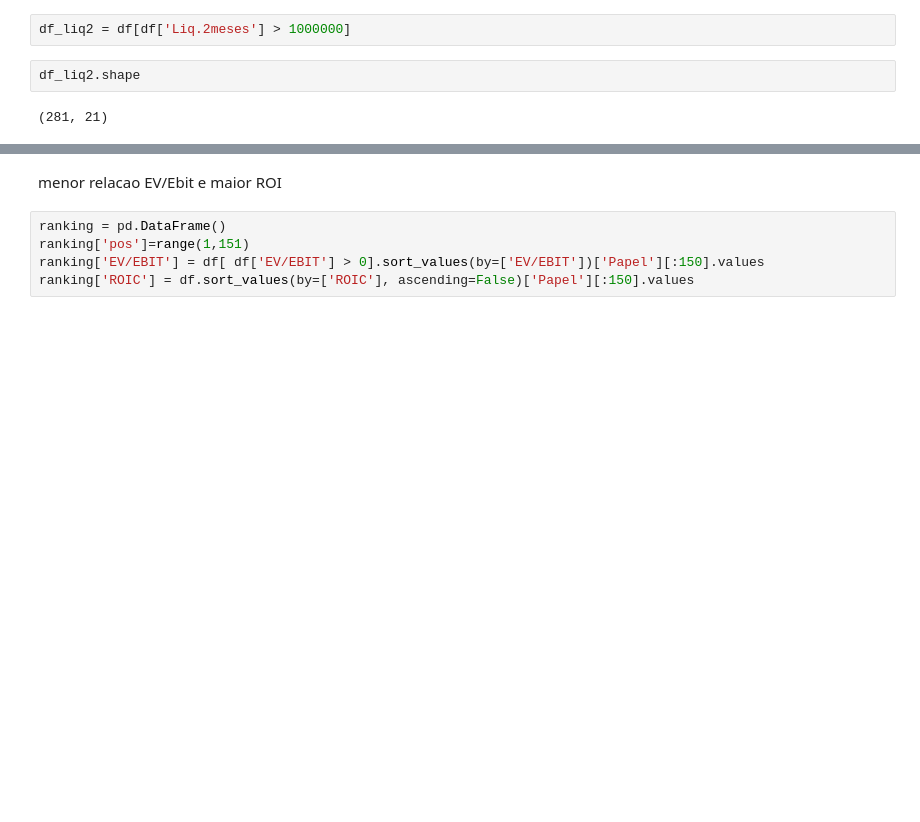
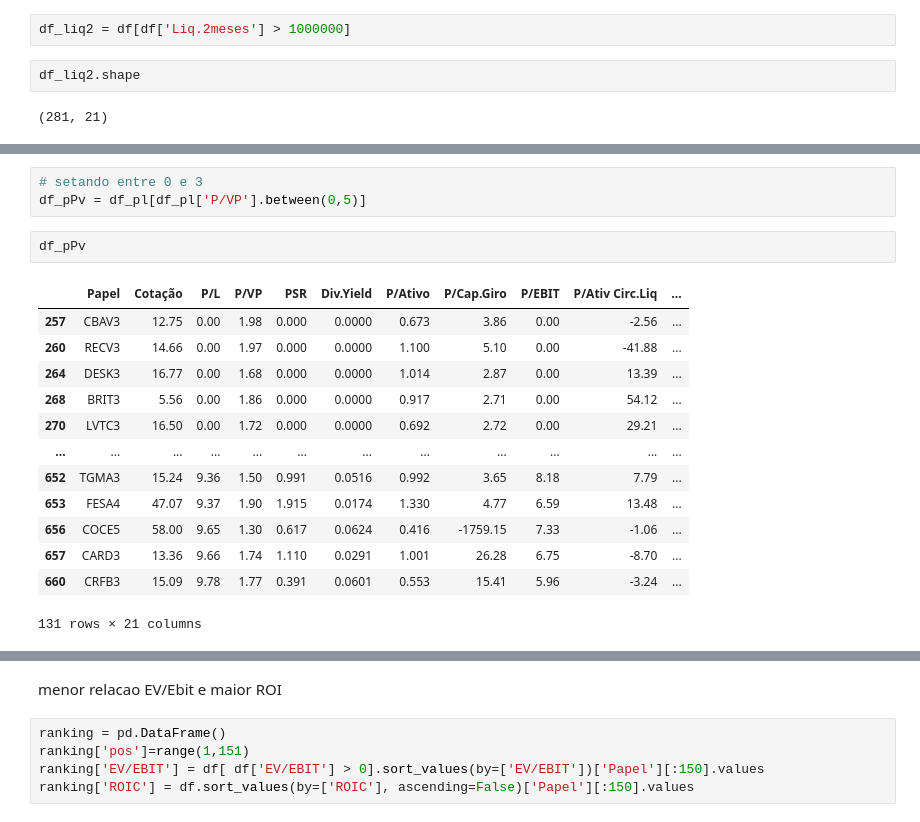
Before and after one commit to mozzaquatro/financial_market, a Jupyter notebook: 08_Analise_Fundamentalista.ipynb, the cells around one changed output, grey strips where cells are left out. Saved outputs shown, nothing was run; the diff lists cells and outputs as text; blank space fills up the shorter version.

```diff
--- a/08_Analise_Fundamentalista.ipynb
+++ b/08_Analise_Fundamentalista.ipynb
@@ -95,0 +101,19 @@ df_pl
+# %%
+# setando entre 0 e 3
+df_pPv = df_pl[df_pl['P/VP'].between(0,5)]
+# %%
+df_pPv
+# %% [output]
+|  | Papel | Cotação | P/L | P/VP | PSR | Div.Yield | P/Ativo | P/Cap.Giro | P/EBIT | P/Ativ Circ.Liq | ... |
+| 257 | CBAV3 | 12.75 | 0.00 | 1.98 | 0.000 | 0.0000 | 0.673 | 3.86 | 0.00 | -2.56 | ... |
+| 260 | RECV3 | 14.66 | 0.00 | 1.97 | 0.000 | 0.0000 | 1.100 | 5.10 | 0.00 | -41.88 | ... |
+| 264 | DESK3 | 16.77 | 0.00 | 1.68 | 0.000 | 0.0000 | 1.014 | 2.87 | 0.00 | 13.39 | ... |
+| 268 | BRIT3 | 5.56 | 0.00 | 1.86 | 0.000 | 0.0000 | 0.917 | 2.71 | 0.00 | 54.12 | ... |
+| 270 | LVTC3 | 16.50 | 0.00 | 1.72 | 0.000 | 0.0000 | 0.692 | 2.72 | 0.00 | 29.21 | ... |
+| ... | ... | ... | ... | ... | ... | ... | ... | ... | ... | ... | ... |
+| 652 | TGMA3 | 15.24 | 9.36 | 1.50 | 0.991 | 0.0516 | 0.992 | 3.65 | 8.18 | 7.79 | ... |
+| 653 | FESA4 | 47.07 | 9.37 | 1.90 | 1.915 | 0.0174 | 1.330 | 4.77 | 6.59 | 13.48 | ... |
+| 656 | COCE5 | 58.00 | 9.65 | 1.30 | 0.617 | 0.0624 | 0.416 | -1759.15 | 7.33 | -1.06 | ... |
+| 657 | CARD3 | 13.36 | 9.66 | 1.74 | 1.110 | 0.0291 | 1.001 | 26.28 | 6.75 | -8.70 | ... |
+| 660 | CRFB3 | 15.09 | 9.78 | 1.77 | 0.391 | 0.0601 | 0.553 | 15.41 | 5.96 | -3.24 | ... |
+131 rows × 21 columns
```
Also changed, not shown: parts of 4 cells of this notebook.
